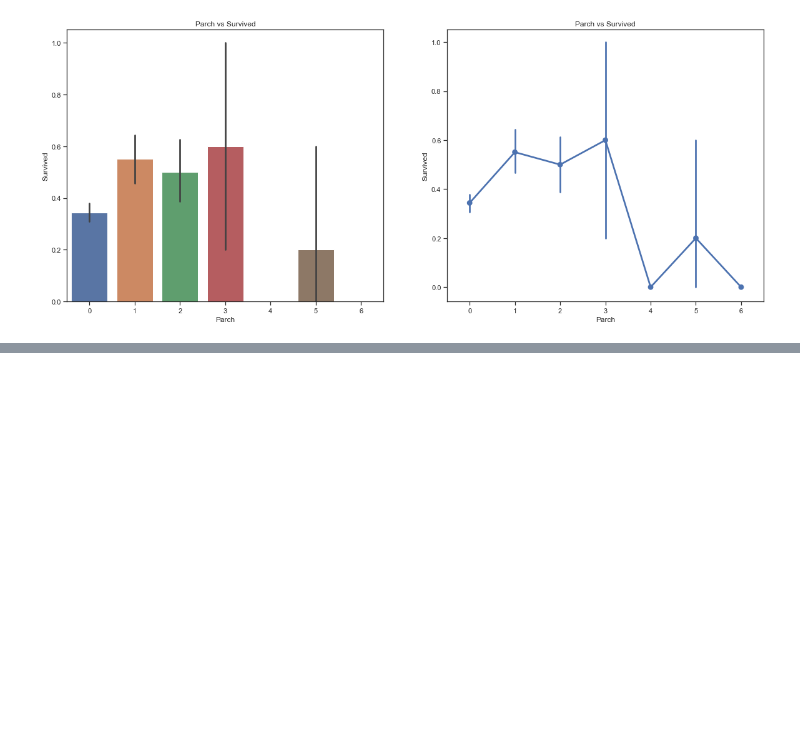
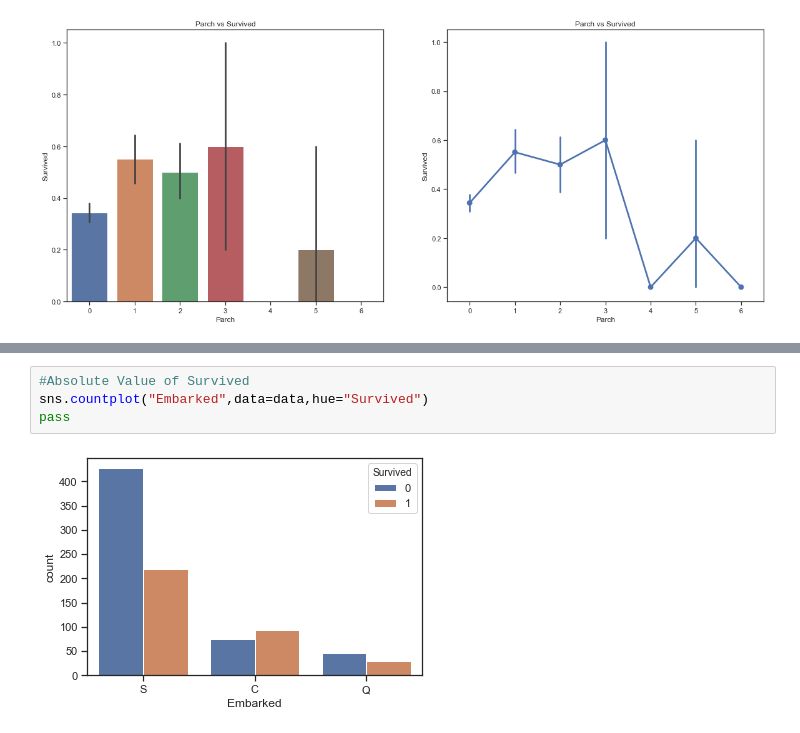
Before and after one commit to SUJUNG217/SUJUNG217.github.io, a Jupyter notebook: Titanic_tutorial_(3).ipynb, the cells around one changed output, grey strips where cells are left out. Cells and saved outputs as stored; diff of their text form; blank space fills up the shorter version.

```diff
--- a/Titanic_tutorial_(3).ipynb
+++ b/Titanic_tutorial_(3).ipynb
@@ -605,0 +621,6 @@ plt.show()
+# %%
+#Absolute Value of Survived
+sns.countplot("Embarked",data=data,hue="Survived")
+pass
+# %% [output]
+[figure, added]
```
Also changed, not shown: parts of 32 cells of this notebook.
